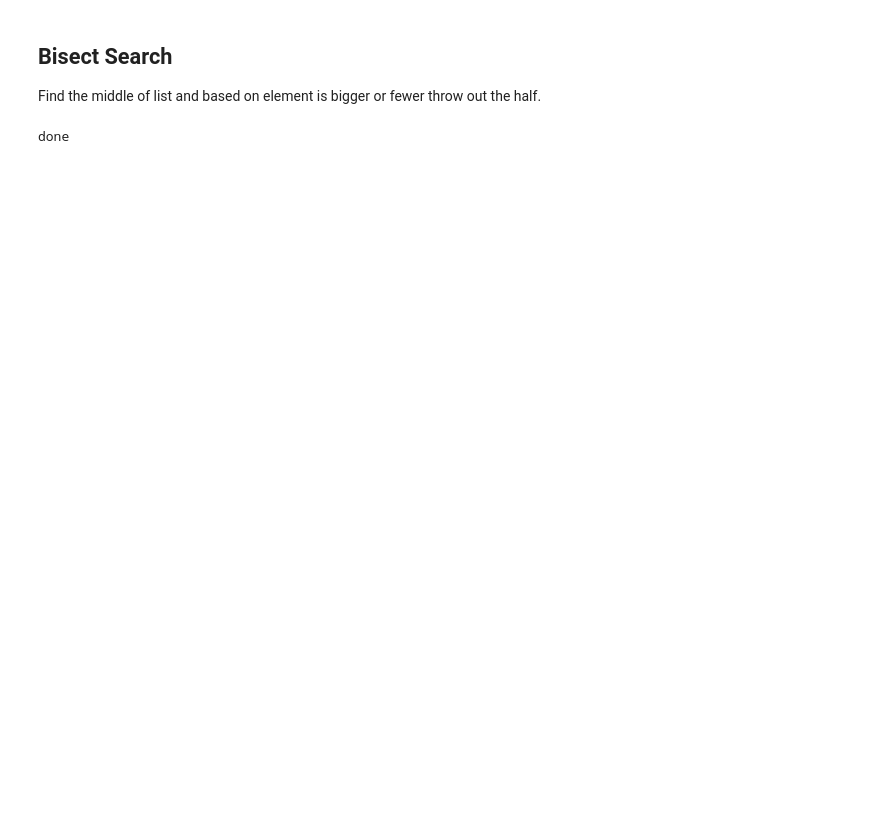
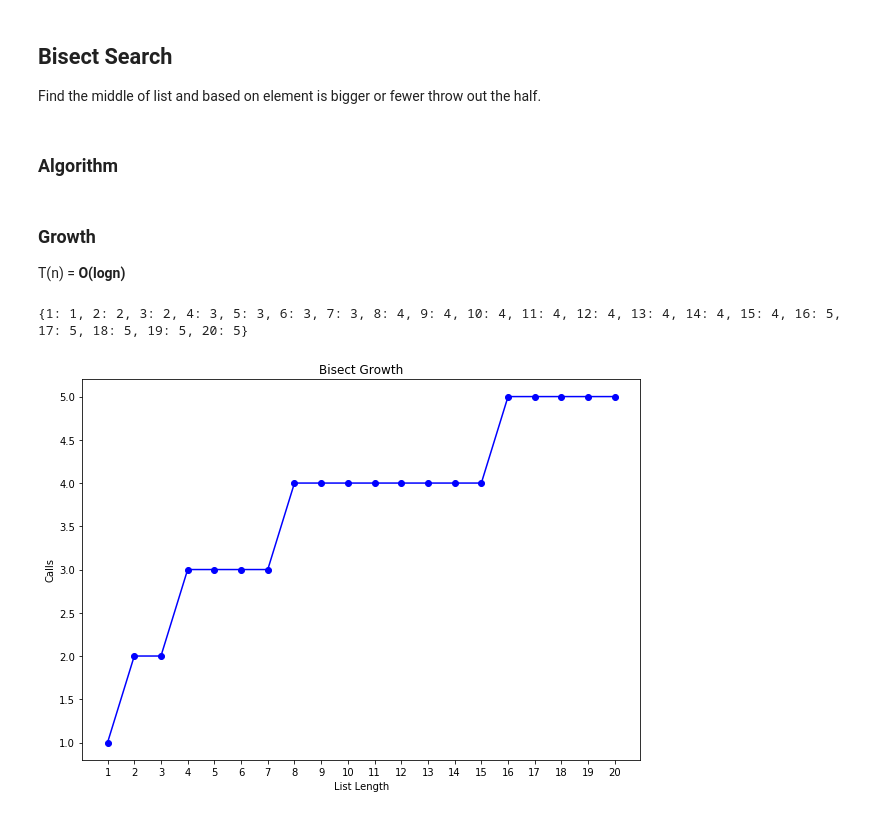
Before and after one commit to Hame-daani/Algorithms, a Jupyter notebook: Divide_and_Conqure/Search/Search.ipynb, the cells around one changed output. Drawn from its saved outputs; the diff is of its cells as text; code cells hidden in the pictures; blank space fills up the shorter version.

```diff
--- a/Divide_and_Conqure/Search/Search.ipynb
+++ b/Divide_and_Conqure/Search/Search.ipynb
@@ -41,6 +72,8 @@ def normal_search(L,e):
 ## Bisect Search
 
 Find the middle of list and based on element is bigger or fewer throw out the half.
+# %% [markdown]
+### Algorithm
 # %%
 def bisect_search(L,e):
     # pre difinition
@@ -62,20 +95,30 @@ def bisect_search(L,e):
         return false
     else:
         return bs(L,e,0,len(L)-1), counter
-# %%
-test_num = 20
-ns_counts = {}
-bs_counts = {}
-t = []
-for i in range(test_num+1):
-    t.append(i)
-    r,ns_c = normal_search(t,i+1)
-    r,bs_c = bisect_search(t,i+1)
-    ns_t = get_total(ns_c)
-    bs_t = get_total(bs_c)
-    ns_counts[i] = ns_t
-    bs_counts[i] = bs_t
-print('done')
-# %% [output]
-done
+# %% [markdown]
+### Growth
+
+T(n) = **O(logn)**
+# %%
+growth_bs = {}
+t = []
+for i in range(1,test_num+1):
+    t.append(i)
+    r,bs_c = bisect_search(t,i+1)
+    growth_bs[i] = get_total(bs_c)
+print(growth_bs)
+plt.figure(figsize=(10, 7))
+
+values, calls = zip(*sorted(growth_bs.items()))
+
+plt.plot(values, calls,'b-o')
+plt.xlabel('List Length')
+plt.ylabel('Calls')
+plt.xticks(list(range(1,test_num+1)))
+plt.title("Bisect Growth")
+
+plt.show()
+# %% [output]
+{1: 1, 2: 2, 3: 2, 4: 3, 5: 3, 6: 3, 7: 3, 8: 4, 9: 4, 10: 4, 11: 4, 12: 4, 13: 4, 14: 4, 15: 4, 16: 5, 17: 5, 18: 5, 19: 5, 20: 5}
+[figure, added]
 # %% [markdown]
```
Also changed, not shown: parts of 9 cells of this notebook, 5 other files.
